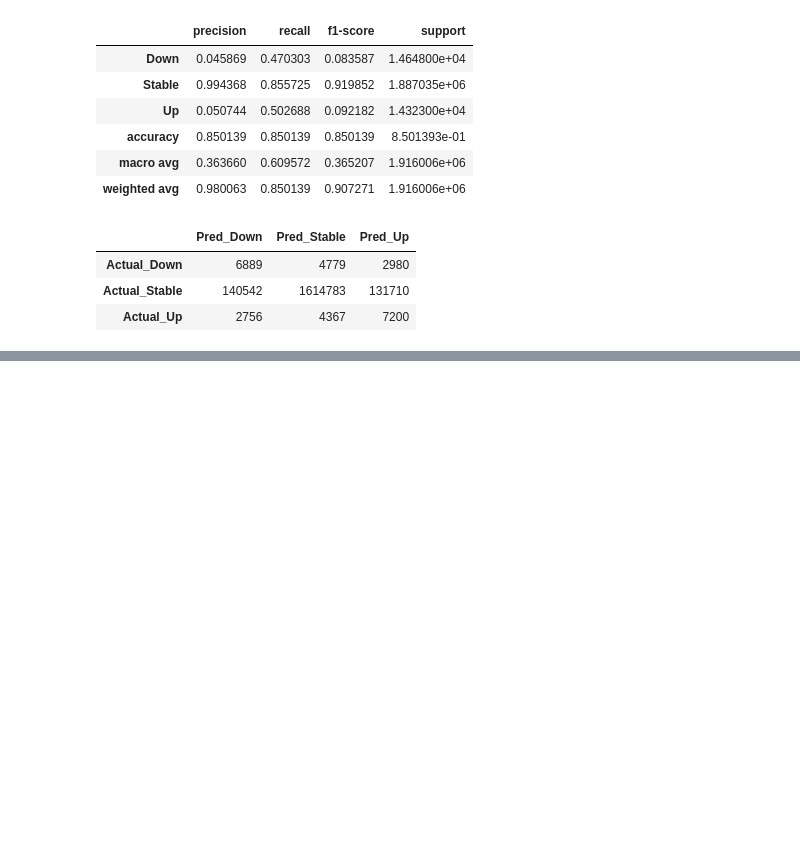
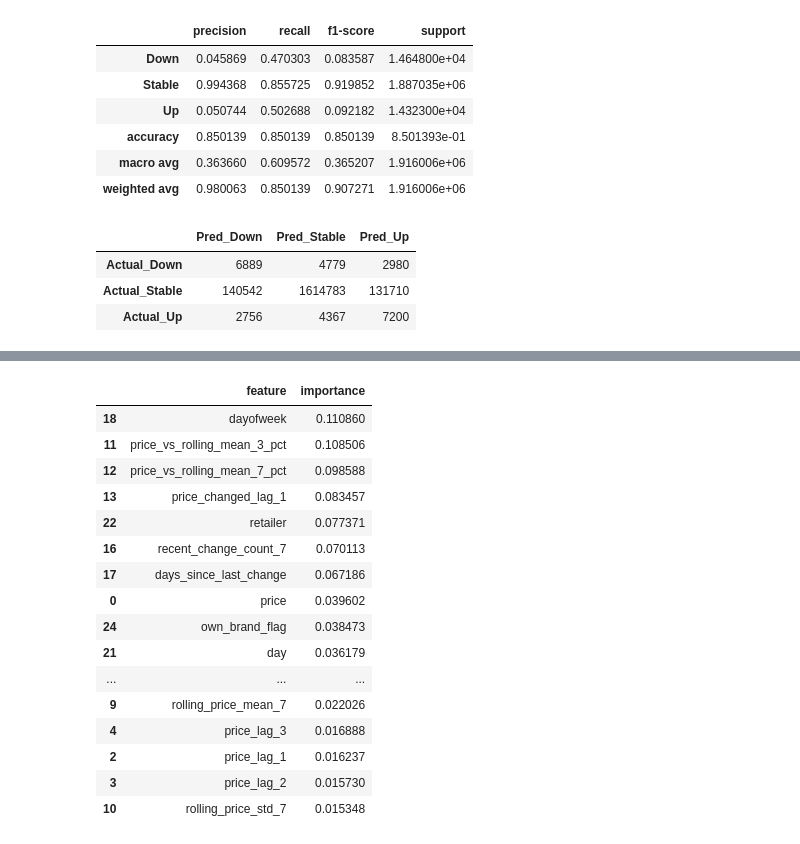
Before and after one commit to kondacharansair-ctrl/supermarket-price-direction, a Jupyter notebook: notebooks/08_model_interpretation.ipynb, the cells around one changed output, grey strips where cells are left out. Cells and saved outputs as stored; diff of their text form; code cells hidden in the pictures; blank space fills up the shorter version.

```diff
--- a/notebooks/08_model_interpretation.ipynb
+++ b/notebooks/08_model_interpretation.ipynb
@@ -326,0 +353,25 @@ test_cm_df.to_csv(
+# %%
+from pathlib import Path
+import numpy as np
+import pandas as pd
+import matplotlib.pyplot as plt
+import joblib
+
+from sklearn.metrics import (
+    accuracy_score,
+    balanced_accuracy_score,
+    f1_score,
+    classification_report,
+    confusion_matrix
+)
+
+PROJECT_ROOT = Path("..")
+DATA_DIR = PROJECT_ROOT / "data" / "processed"
+RESULTS_DIR = PROJECT_ROOT / "results" / "interpretation"
+FIG_DIR = PROJECT_ROOT / "figures" / "interpretation"
+MODEL_DIR = PROJECT_ROOT / "models"
+
+RESULTS_DIR.mkdir(parents=True, exist_ok=True)
+FIG_DIR.mkdir(parents=True, exist_ok=True)
+
+print("Setup restored")
@@ -326,0 +552,30 @@ test_cm_df.to_csv(
+# %%
+feature_importance = pd.DataFrame({
+    "feature": feature_cols,
+    "importance": model.feature_importances_
+}).sort_values("importance", ascending=False)
+
+feature_importance.to_csv(
+    RESULTS_DIR / "xgboost_feature_importance.csv",
+    index=False
+)
+
+feature_importance.head(20)
+# %% [output]
+|  | feature | importance |
+| 18 | dayofweek | 0.110860 |
+| 11 | price_vs_rolling_mean_3_pct | 0.108506 |
+| 12 | price_vs_rolling_mean_7_pct | 0.098588 |
+| 13 | price_changed_lag_1 | 0.083457 |
+| 22 | retailer | 0.077371 |
+| 16 | recent_change_count_7 | 0.070113 |
+| 17 | days_since_last_change | 0.067186 |
+| 0 | price | 0.039602 |
+| 24 | own_brand_flag | 0.038473 |
+| 21 | day | 0.036179 |
+| ... | ... | ... |
+| 9 | rolling_price_mean_7 | 0.022026 |
+| 4 | price_lag_3 | 0.016888 |
+| 2 | price_lag_1 | 0.016237 |
+| 3 | price_lag_2 | 0.015730 |
+| 10 | rolling_price_std_7 | 0.015348 |
```
Also changed, not shown: parts of 10 cells of this notebook.
